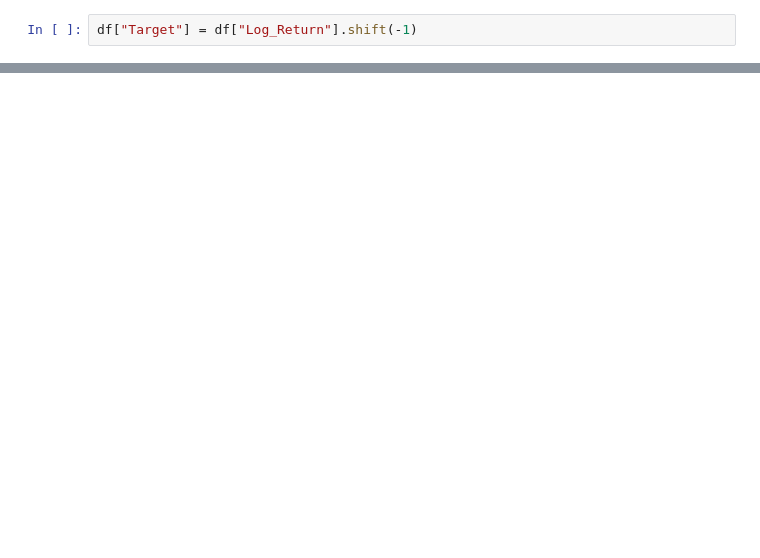
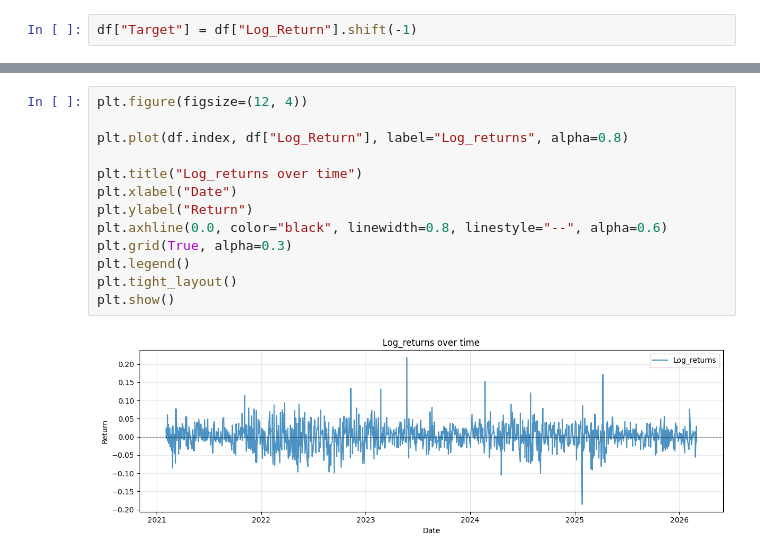
Before and after one commit to AssylbekO/NVDA, a Jupyter notebook: src/main2.ipynb, the cells around one changed output, grey strips where cells are left out. Drawn from its saved outputs; the diff is of its cells as text; blank space fills up the shorter version.

```diff
--- a/src/main2.ipynb
+++ b/src/main2.ipynb
@@ -80,0 +178,15 @@ print("Missing values:\n", df.isnull().sum())
+# %%
+plt.figure(figsize=(12, 4))
+
+plt.plot(df.index, df["Log_Return"], label="Log_returns", alpha=0.8)
+
+plt.title("Log_returns over time")
+plt.xlabel("Date")
+plt.ylabel("Return")
+plt.axhline(0.0, color="black", linewidth=0.8, linestyle="--", alpha=0.6)
+plt.grid(True, alpha=0.3)
+plt.legend()
+plt.tight_layout()
+plt.show()
+# %% [output]
+[figure, added]
```
Also changed, not shown: parts of 20 cells of this notebook.
